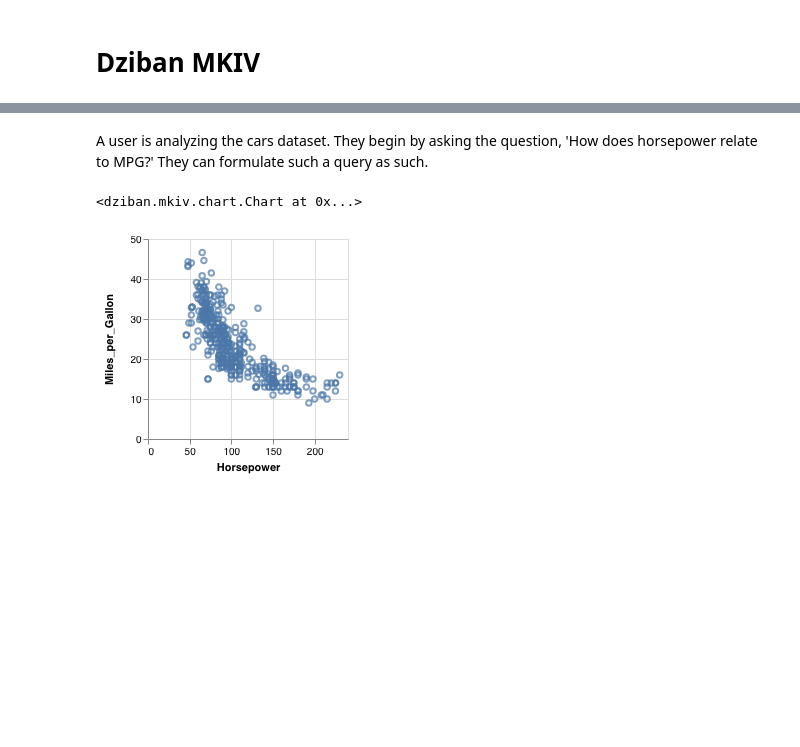
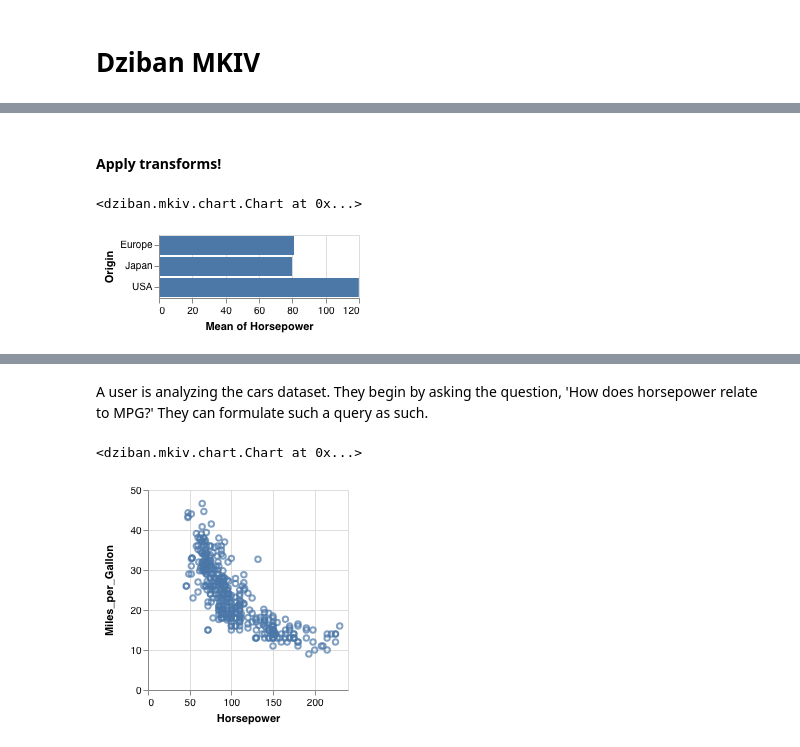
Before and after one commit to uwdata/dziban, a Jupyter notebook: examples/MKIV.ipynb, the cells around one changed output, grey strips where cells are left out. Saved outputs shown, nothing was run; the diff lists cells and outputs as text; code cells hidden in the pictures; blank space fills up the shorter version.

```diff
--- a/examples/MKIV.ipynb
+++ b/examples/MKIV.ipynb
@@ -8,0 +45,7 @@ base = Chart(data.cars())
+# %% [markdown]
+#### Apply transforms!
+# %%
+base.field('Horsepower', aggregate='mean').field('Origin')
+# %% [output]
+<dziban.mkiv.chart.Chart at 0x...>
+[figure, added]
```
Also changed, not shown: parts of 41 cells of this notebook, 1 other file.
